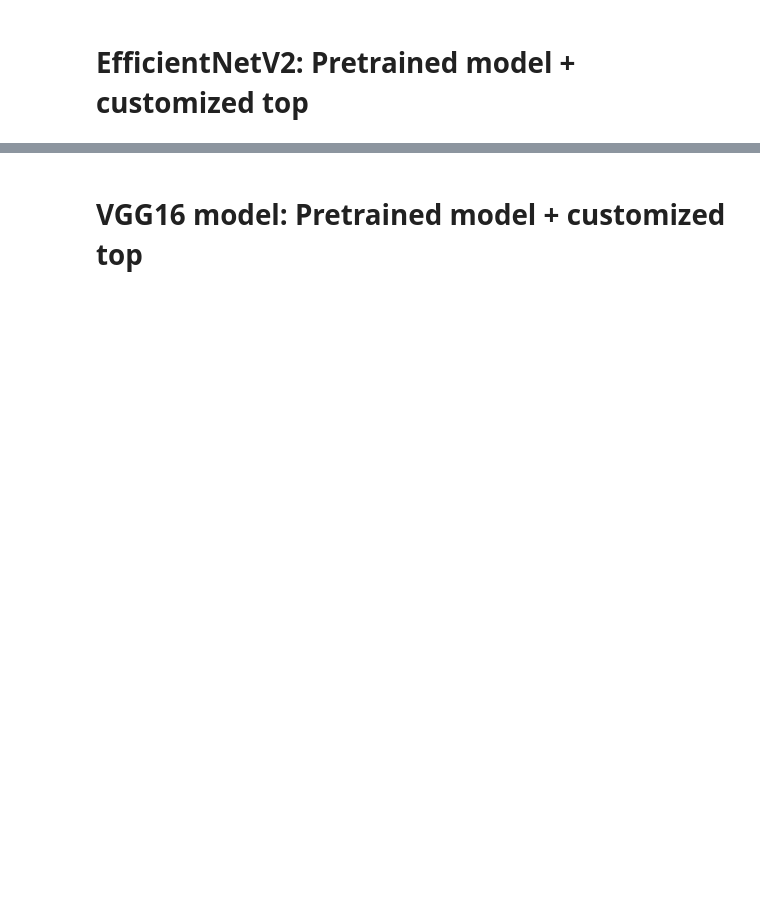
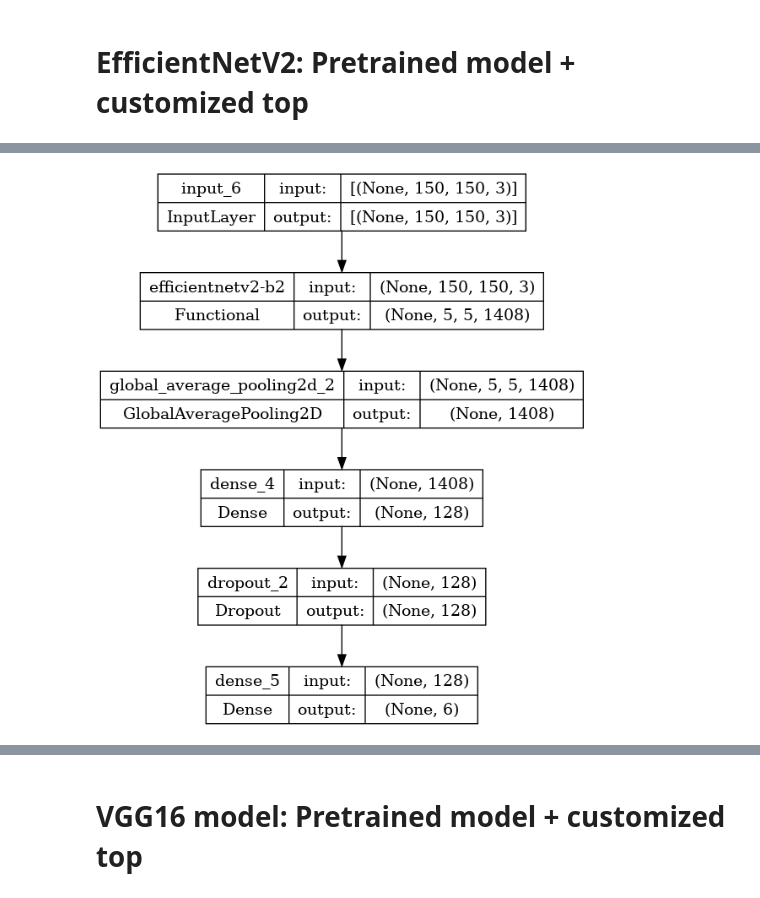
Before and after one commit to lorrespz/Image-Classification-Collection, a Jupyter notebook: natural-scenes-classification-resnet50-others.ipynb, the cells around one changed output, grey strips where cells are left out. Cells and saved outputs as stored; diff of their text form; code cells hidden in the pictures; blank space fills up the shorter version.

Commit message:
Kaggle Notebook | Natural scenes: ResNet50, EfficientNetV2, VGG16  | Version 7

```diff
--- a/natural-scenes-classification-resnet50-others.ipynb
+++ b/natural-scenes-classification-resnet50-others.ipynb
@@ -208,2 +232,9 @@ plt.show()
 # %% [markdown]
 # EfficientNetV2: Pretrained model + customized top
+# %%
+base_effnet = EfficientNetV2B2(include_top = False,
+                       weights = 'imagenet',
+                       input_shape = (150,150,3))
+
+for layer in base_effnet.layers:
+    layer.trainable = False
@@ -209,0 +244,10 @@ plt.show()
+# %%
+inputs = Input(shape=(150, 150, 3))
+x = base_effnet(inputs, training=False)
+x = GlobalAveragePooling2D()(x)
+x = Dense(128, activation = 'relu')(x)
+x = Dropout(0.2)(x)
+x =Dense(6, activation='softmax')(x)
+
+model_effnet = Model(inputs, x)
+model_effnet.summary()
@@ -209,0 +272,4 @@ plt.show()
+# %%
+plot_model(model_effnet, show_shapes = True)
+# %% [output]
+[figure, added]
```
Also changed, not shown: parts of 47 cells of this notebook.
